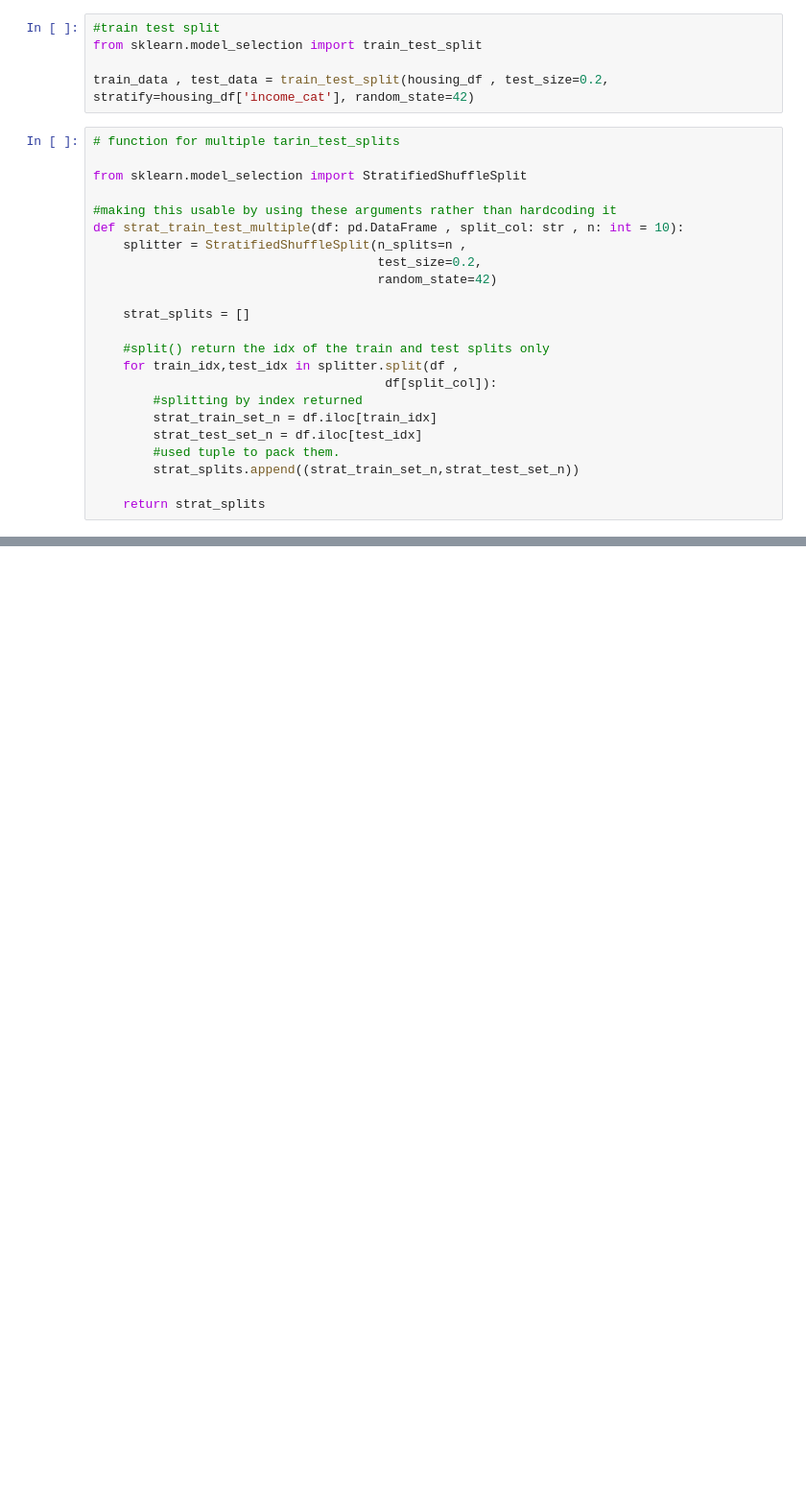
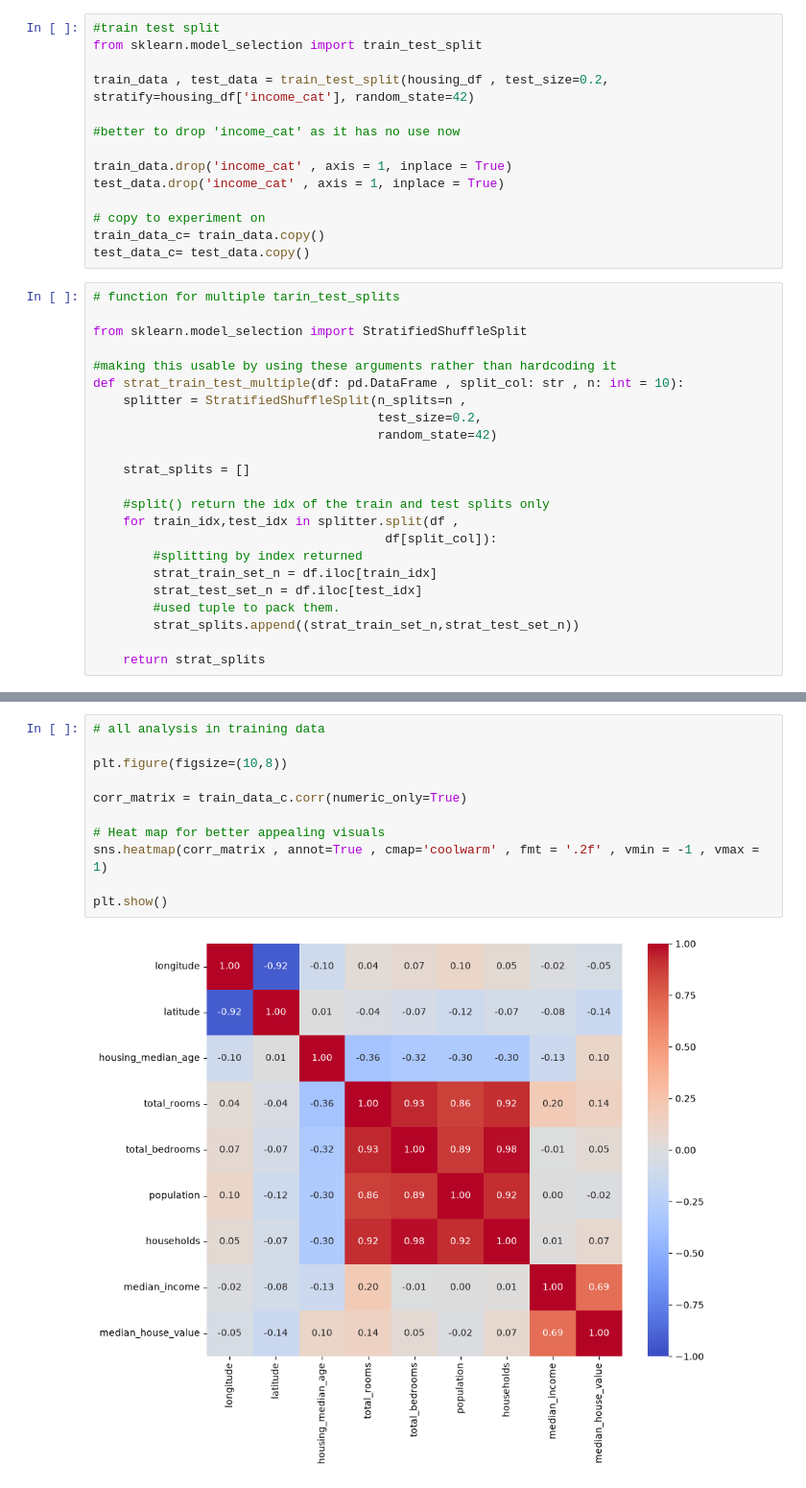
Before and after one commit to DevamSindhav/homl-california-housing, a Jupyter notebook: california_housinng_prices.ipynb, the cells around one changed output, grey strips where cells are left out. Shown at 96% size. Cells and saved outputs as stored; diff of their text form; blank space fills up the shorter version.

Commit message:
feat: correlation analysis on training data

```diff
--- a/california_housinng_prices.ipynb
+++ b/california_housinng_prices.ipynb
@@ -187,6 +189,15 @@ plt.show()
 from sklearn.model_selection import train_test_split
 
 train_data , test_data = train_test_split(housing_df , test_size=0.2, stratify=housing_df['income_cat'], random_state=42)
+
+#better to drop 'income_cat' as it has no use now
+
+train_data.drop('income_cat' , axis = 1, inplace = True)
+test_data.drop('income_cat' , axis = 1, inplace = True)
+
+# copy to experiment on
+train_data_c= train_data.copy()
+test_data_c= test_data.copy()
 # %%
 # function for multiple tarin_test_splits
 
@@ -212,0 +236,13 @@ def strat_train_test_multiple(df: pd.DataFrame , split_col: str , n: int = 10):
+# %%
+# all analysis in training data
+
+plt.figure(figsize=(10,8))
+
+corr_matrix = train_data_c.corr(numeric_only=True)
+
+# Heat map for better appealing visuals
+sns.heatmap(corr_matrix , annot=True , cmap='coolwarm' , fmt = '.2f' , vmin = -1 , vmax = 1)
+
+plt.show()
+# %% [output]
+[figure, added]
```
Also changed, not shown: parts of 6 cells of this notebook.
